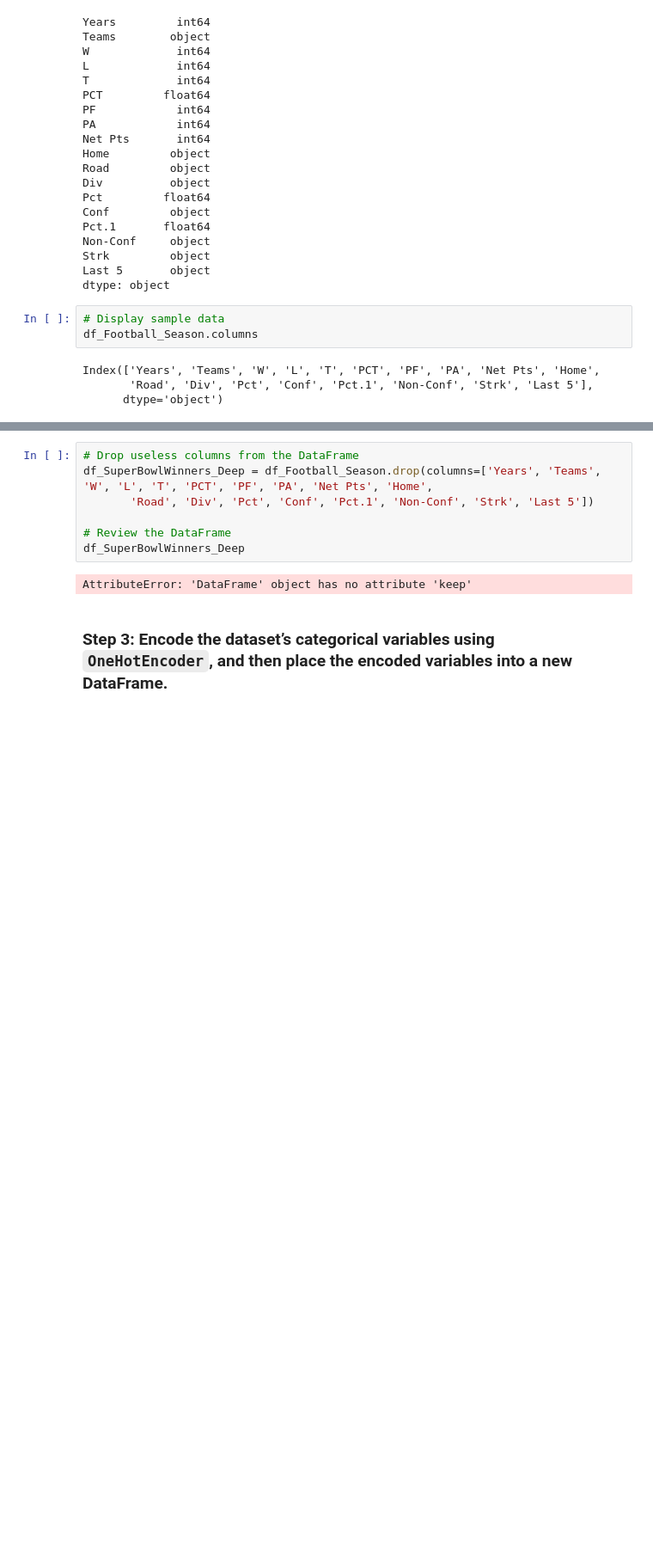
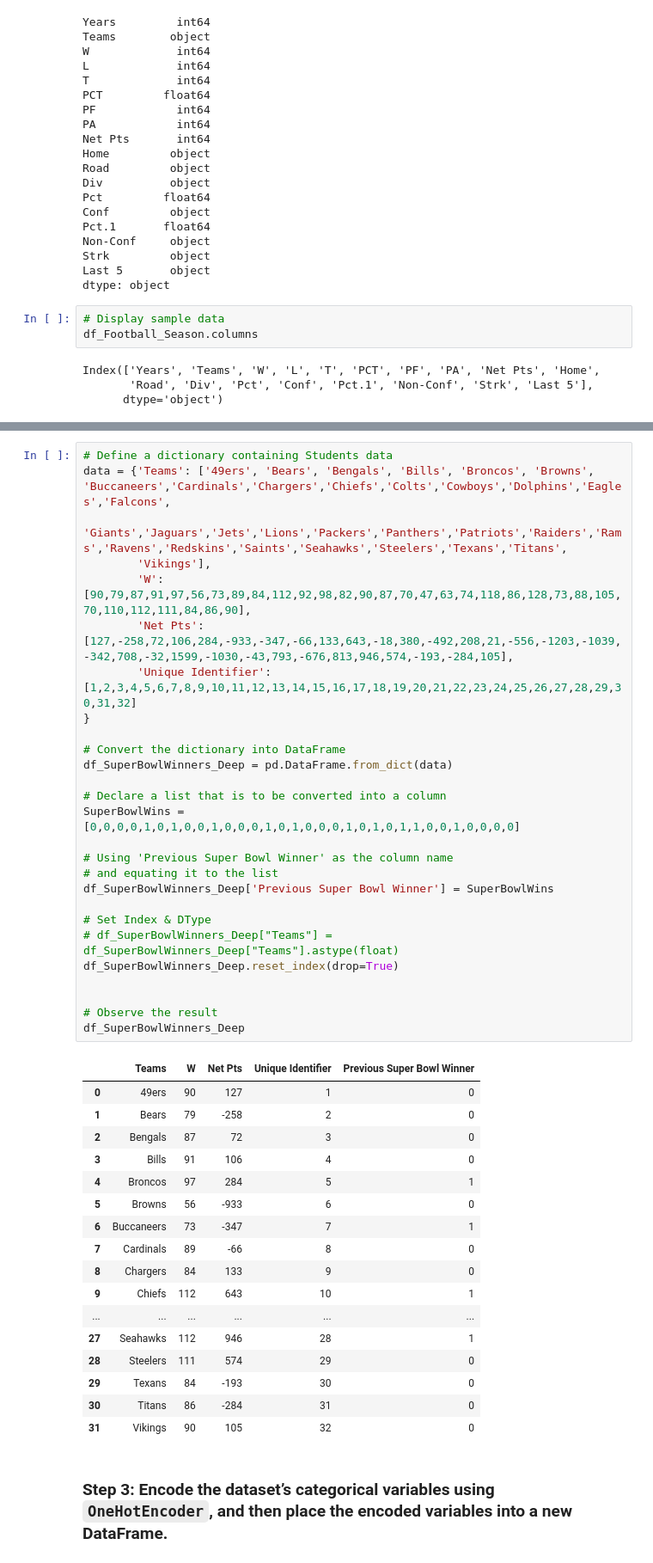
Before and after one commit to kingdee60/SuperBowlPrediction, a Jupyter notebook: Project2_Deep Learning.ipynb, the cells around one changed output, grey strips where cells are left out. Shown: that part at 86% size. Cells and saved outputs as stored; diff of their text form; blank space fills up the shorter version.

Commit message:
UPDATE 09.29.22 - Deep Learning Model Completion

```diff
--- a/Project2_Deep Learning.ipynb
+++ b/Project2_Deep Learning.ipynb
@@ -172,12 +172,48 @@ Index(['Years', 'Teams', 'W', 'L', 'T', 'PCT', 'PF', 'PA', 'Net Pts', 'Home',
-# %%
-# Drop useless columns from the DataFrame
-df_SuperBowlWinners_Deep = df_Football_Season.drop(columns=['Years', 'Teams', 'W', 'L', 'T', 'PCT', 'PF', 'PA', 'Net Pts', 'Home',
-       'Road', 'Div', 'Pct', 'Conf', 'Pct.1', 'Non-Conf', 'Strk', 'Last 5'])
-
-# Review the DataFrame
-df_SuperBowlWinners_Deep
-# %% [output]
-AttributeError: 'DataFrame' object has no attribute 'keep'
+# %%
+# Define a dictionary containing Students data
+data = {'Teams': ['49ers', 'Bears', 'Bengals', 'Bills', 'Broncos', 'Browns', 'Buccaneers','Cardinals','Chargers','Chiefs','Colts','Cowboys','Dolphins','Eagles','Falcons',
+        'Giants','Jaguars','Jets','Lions','Packers','Panthers','Patriots','Raiders','Rams','Ravens','Redskins','Saints','Seahawks','Steelers','Texans','Titans',
+        'Vikings'],
+        'W': [90,79,87,91,97,56,73,89,84,112,92,98,82,90,87,70,47,63,74,118,86,128,73,88,105,70,110,112,111,84,86,90],
+        'Net Pts': [127,-258,72,106,284,-933,-347,-66,133,643,-18,380,-492,208,21,-556,-1203,-1039,-342,708,-32,1599,-1030,-43,793,-676,813,946,574,-193,-284,105],
+        'Unique Identifier': [1,2,3,4,5,6,7,8,9,10,11,12,13,14,15,16,17,18,19,20,21,22,23,24,25,26,27,28,29,30,31,32]
+}
+
+# Convert the dictionary into DataFrame
+df_SuperBowlWinners_Deep = pd.DataFrame.from_dict(data)
+
+# Declare a list that is to be converted into a column
+SuperBowlWins = [0,0,0,0,1,0,1,0,0,1,0,0,0,1,0,1,0,0,0,1,0,1,0,1,1,0,0,1,0,0,0,0]
+
+# Using 'Previous Super Bowl Winner' as the column name
+# and equating it to the list
+df_SuperBowlWinners_Deep['Previous Super Bowl Winner'] = SuperBowlWins
+
+# Set Index & DType
+# df_SuperBowlWinners_Deep["Teams"] = df_SuperBowlWinners_Deep["Teams"].astype(float)
+df_SuperBowlWinners_Deep.reset_index(drop=True)
+
+
+# Observe the result
+df_SuperBowlWinners_Deep
+# %% [output]
+|  | Teams | W | Net Pts | Unique Identifier | Previous Super Bowl Winner |
+| 0 | 49ers | 90 | 127 | 1 | 0 |
+| 1 | Bears | 79 | -258 | 2 | 0 |
+| 2 | Bengals | 87 | 72 | 3 | 0 |
+| 3 | Bills | 91 | 106 | 4 | 0 |
+| 4 | Broncos | 97 | 284 | 5 | 1 |
+| 5 | Browns | 56 | -933 | 6 | 0 |
+| 6 | Buccaneers | 73 | -347 | 7 | 1 |
+| 7 | Cardinals | 89 | -66 | 8 | 0 |
+| 8 | Chargers | 84 | 133 | 9 | 0 |
+| 9 | Chiefs | 112 | 643 | 10 | 1 |
+| ... | ... | ... | ... | ... | ... |
+| 27 | Seahawks | 112 | 946 | 28 | 1 |
+| 28 | Steelers | 111 | 574 | 29 | 0 |
+| 29 | Texans | 84 | -193 | 30 | 0 |
+| 30 | Titans | 86 | -284 | 31 | 0 |
+| 31 | Vikings | 90 | 105 | 32 | 0 |
 # %% [markdown]
 ### Step 3: Encode the dataset’s categorical variables using `OneHotEncoder`, and then place the encoded variables into a new DataFrame.
 # %%
```
Also changed, not shown: parts of 29 cells of this notebook, 3 other files.
